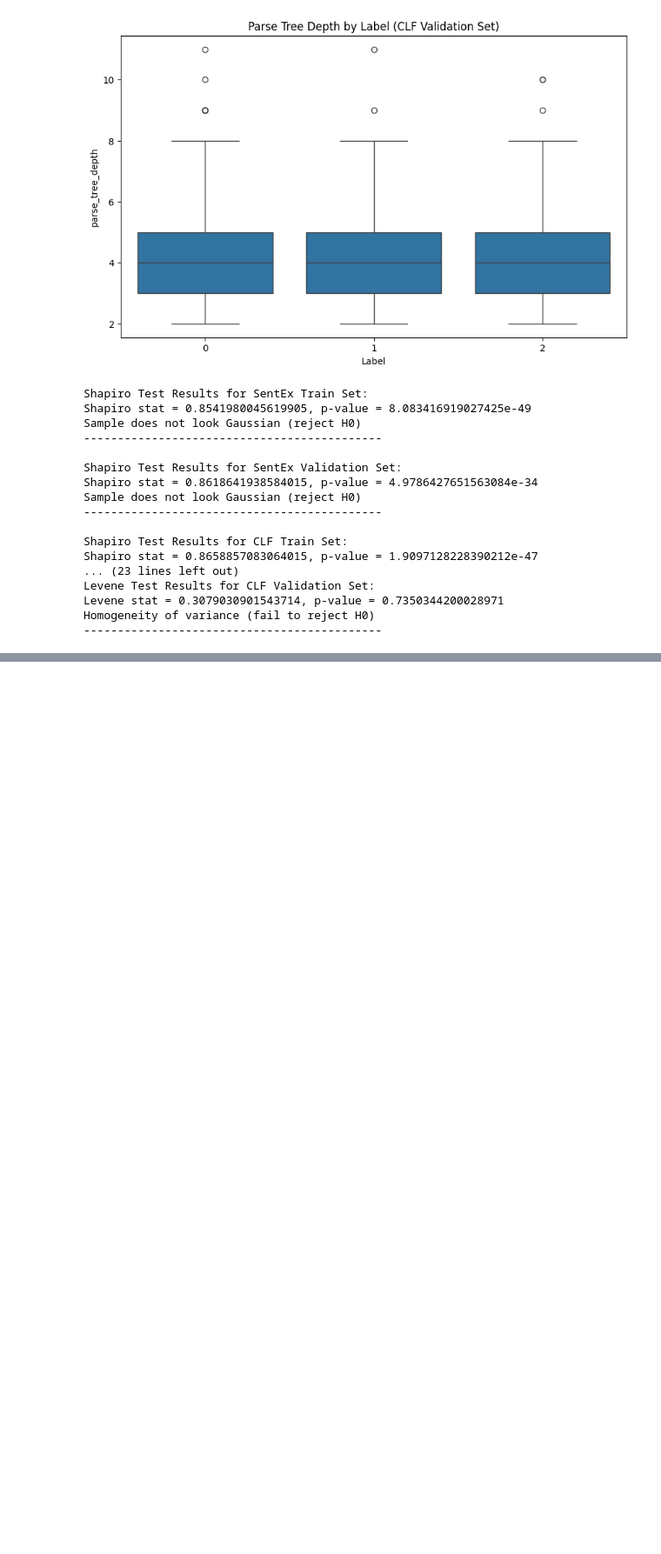
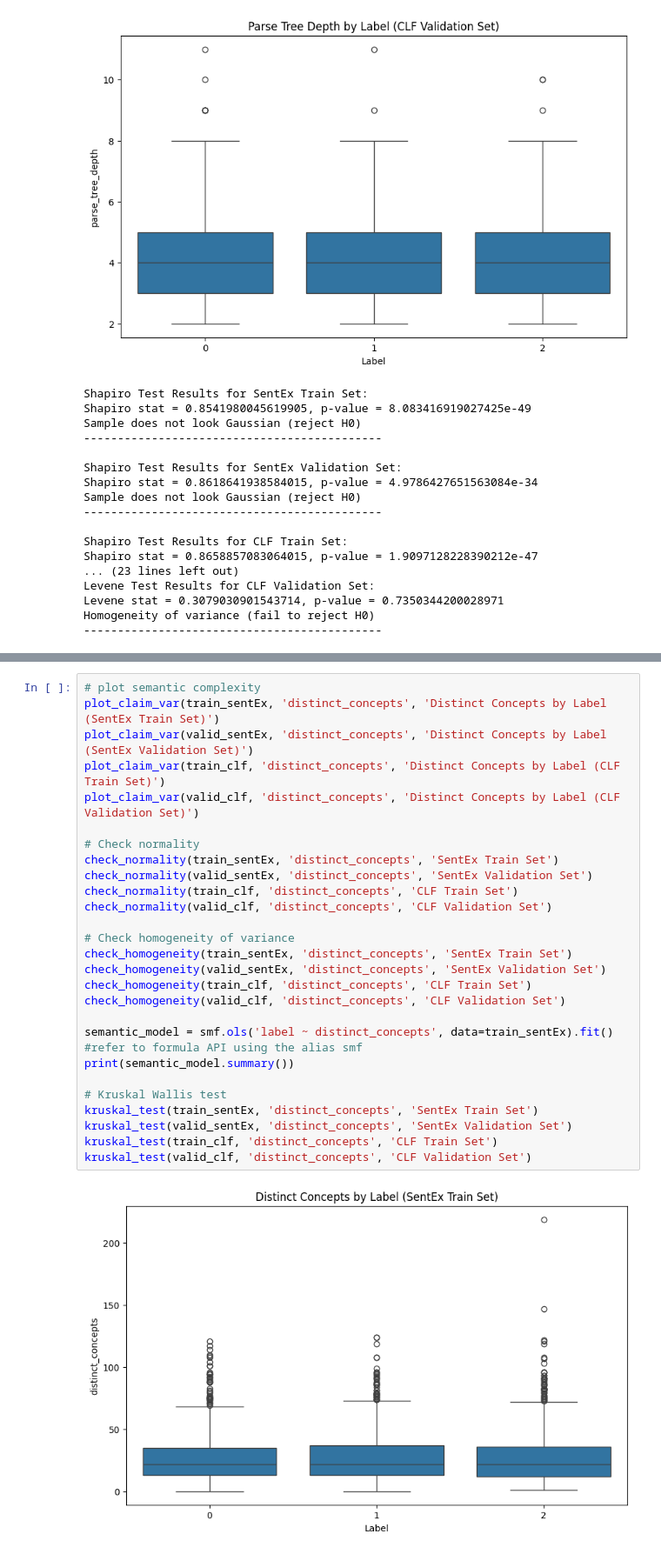
Before and after one commit to hz-zh/Modular_Fact_Checking_with_GPT_SBERT_and_RAG, a Jupyter notebook: claim_analysis.ipynb, the cells around one changed output, grey strips where cells are left out. Shown: that part at 87% size. Cells and saved outputs as stored; diff of their text form; blank space fills up the shorter version.

Commit message:
Calculate and test claim distinct concepts, semantic complexity, and number of evidence sentences for significance in predicting claim label

```diff
--- a/claim_analysis.ipynb
+++ b/claim_analysis.ipynb
@@ -416,0 +487,29 @@ Median ranks are equal (fail to reject H0)
+# %%
+# plot semantic complexity
+plot_claim_var(train_sentEx, 'distinct_concepts', 'Distinct Concepts by Label (SentEx Train Set)')
+plot_claim_var(valid_sentEx, 'distinct_concepts', 'Distinct Concepts by Label (SentEx Validation Set)')
+plot_claim_var(train_clf, 'distinct_concepts', 'Distinct Concepts by Label (CLF Train Set)')
+plot_claim_var(valid_clf, 'distinct_concepts', 'Distinct Concepts by Label (CLF Validation Set)')
+
+# Check normality
+check_normality(train_sentEx, 'distinct_concepts', 'SentEx Train Set')
+check_normality(valid_sentEx, 'distinct_concepts', 'SentEx Validation Set')
+check_normality(train_clf, 'distinct_concepts', 'CLF Train Set')
+check_normality(valid_clf, 'distinct_concepts', 'CLF Validation Set')
+
+# Check homogeneity of variance
+check_homogeneity(train_sentEx, 'distinct_concepts', 'SentEx Train Set')
+check_homogeneity(valid_sentEx, 'distinct_concepts', 'SentEx Validation Set')
+check_homogeneity(train_clf, 'distinct_concepts', 'CLF Train Set')
+check_homogeneity(valid_clf, 'distinct_concepts', 'CLF Validation Set')
+
+semantic_model = smf.ols('label ~ distinct_concepts', data=train_sentEx).fit() #refer to formula API using the alias smf
+print(semantic_model.summary())
+
+# Kruskal Wallis test
+kruskal_test(train_sentEx, 'distinct_concepts', 'SentEx Train Set')
+kruskal_test(valid_sentEx, 'distinct_concepts', 'SentEx Validation Set')
+kruskal_test(train_clf, 'distinct_concepts', 'CLF Train Set')
+kruskal_test(valid_clf, 'distinct_concepts', 'CLF Validation Set')
+# %% [output]
+[figure, added]
```
Also changed, not shown: parts of 6 cells of this notebook.
